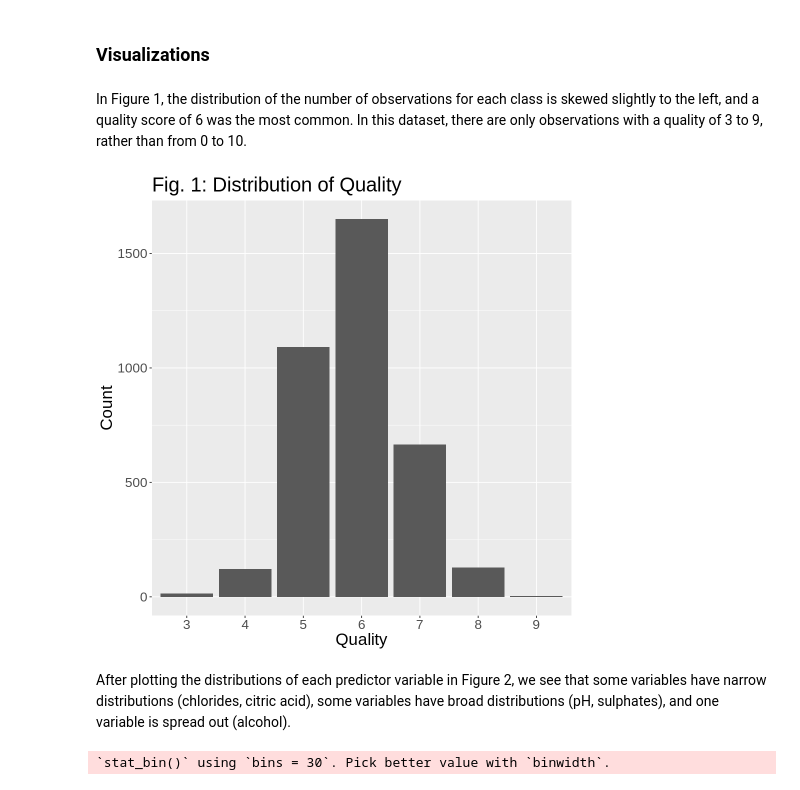
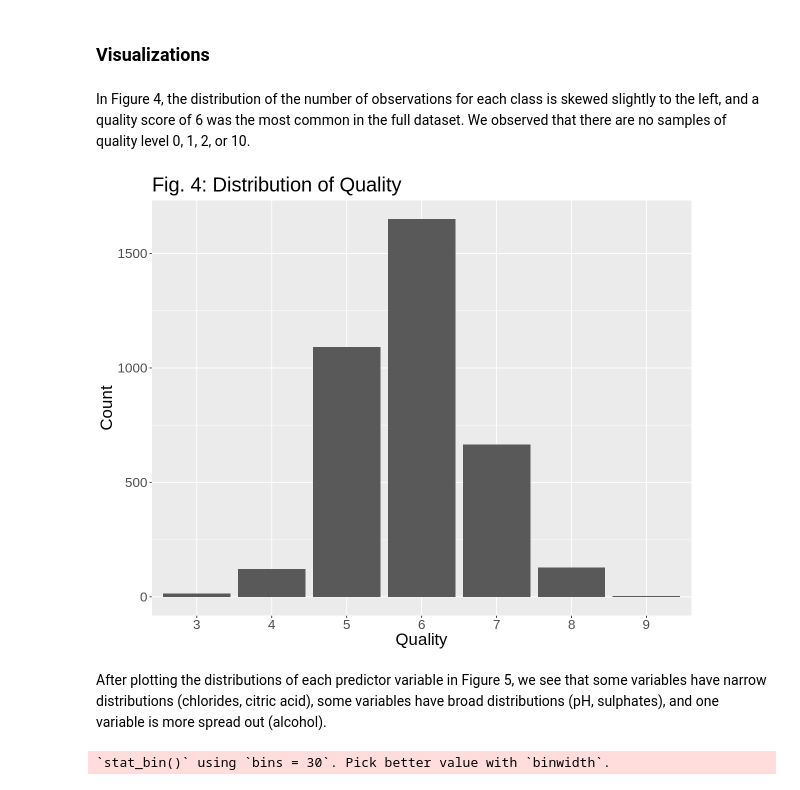
Before and after one commit to pradhyumnan8/DSCI-100-Wine-Quality-Predictor-Project, a Jupyter notebook: group_project_report.ipynb, the cells around one changed output. Drawn from its saved outputs; the diff is of its cells as text; code cells hidden in the pictures.

```diff
--- a/group_project_report.ipynb
+++ b/group_project_report.ipynb
@@ -147,22 +165,22 @@ A tibble: 11 × 5
 # %% [markdown]
 ### Visualizations
 # %% [markdown]
-In Figure 1, the distribution of the number of observations for each class is skewed slightly to the left, and a quality score of 6 was the most common. In this dataset, there are only observations with a quality of 3 to 9, rather than from 0 to 10.
+In Figure 4, the distribution of the number of observations for each class is skewed slightly to the left, and a quality score of 6 was the most common in the full dataset. We observed that there are no samples of quality level 0, 1, 2, or 10.
 # %%
-options(repr.plot.width = 8, repr.plot.height = 8)
+options(repr.plot.width = 10, repr.plot.height = 8)
 
 observation_plot <- wine_train |>
     ggplot(aes(x = quality)) +
     geom_bar() +
     theme(text = element_text(size = 20)) +
-    ggtitle("Fig. 1: Distribution of Quality") +
+    ggtitle("Fig. 4: Distribution of Quality") +
     labs(x = "Quality", y = "Count")
 
 observation_plot
 # %% [output]
-[figure, old version]
+[figure, new version]
 # %% [markdown]
-After plotting the distributions of each predictor variable in Figure 2, we see that some variables have narrow distributions (chlorides, citric acid), some variables have broad distributions (pH, sulphates), and one variable is spread out (alcohol).
+After plotting the distributions of each predictor variable in Figure 5, we see that some variables have narrow distributions (chlorides, citric acid), some variables have broad distributions (pH, sulphates), and one variable is more spread out (alcohol).
 # %%
 options(repr.plot.width = 16, repr.plot.height = 8)
 
```
Also changed, not shown: parts of 39 cells of this notebook.
